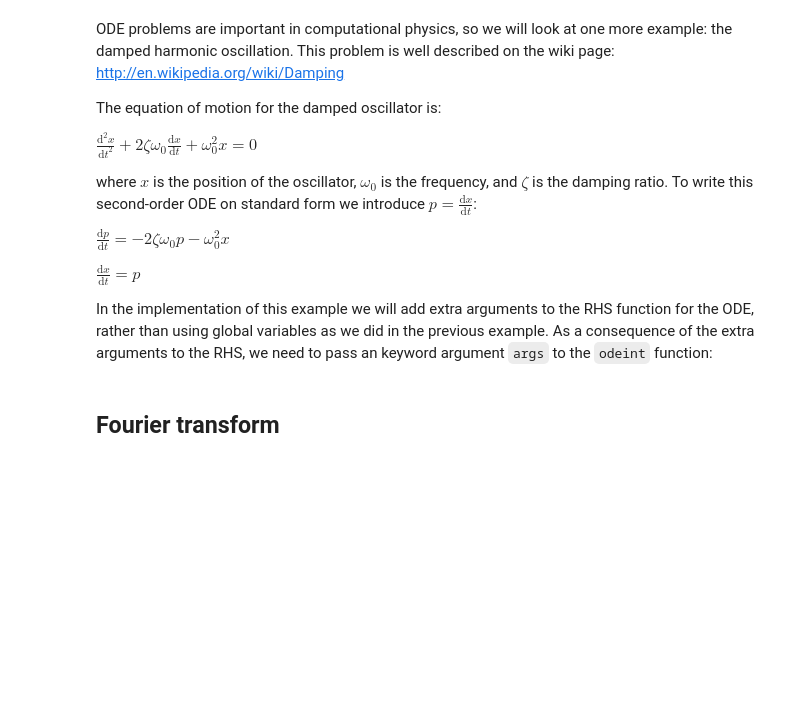
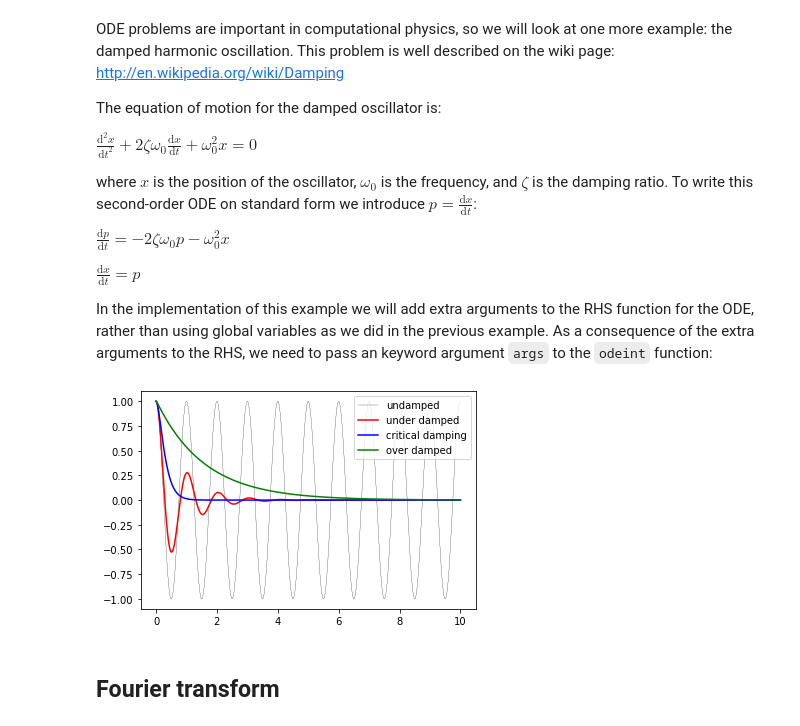
Before and after one commit to douglasvitoreti/scientific-python-lectures, a Jupyter notebook: Lecture-5-Scipy.ipynb, the cells around one changed output. Cells and saved outputs as stored; diff of their text form; code cells hidden in the pictures; blank space fills up the shorter version.

```diff
--- a/Lecture-5-Scipy.ipynb
+++ b/Lecture-5-Scipy.ipynb
@@ -348,10 +392,12 @@ y4 = odeint(dy, y0, t, args=(5.0, w0)) # over damped
 # %%
 fig, ax = plt.subplots()
 ax.plot(t, y1[:,0], 'k', label="undamped", linewidth=0.25)
 ax.plot(t, y2[:,0], 'r', label="under damped")
-ax.plot(t, y3[:,0], 'b', label=r"critical damping")
+ax.plot(t, y3[:,0], 'b', label="critical damping")
 ax.plot(t, y4[:,0], 'g', label="over damped")
 ax.legend(loc=1);
+# %% [output]
+[figure, added]
 # %% [markdown]
 ## Fourier transform
 # %% [markdown]
```
Also changed, not shown: parts of 86 cells of this notebook, 1 other file.
